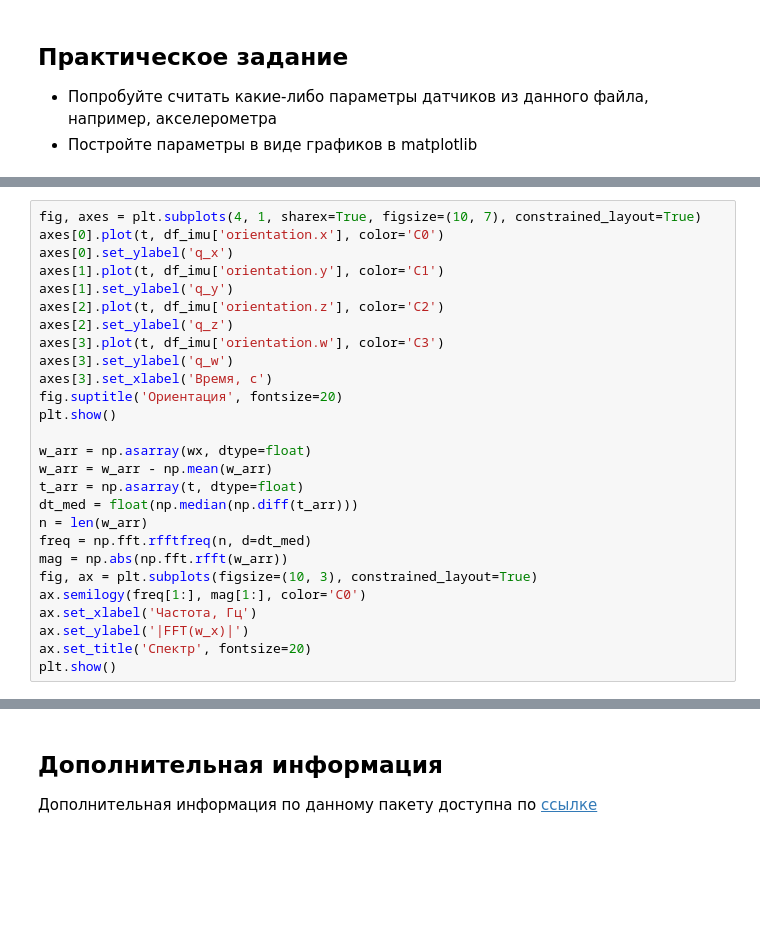
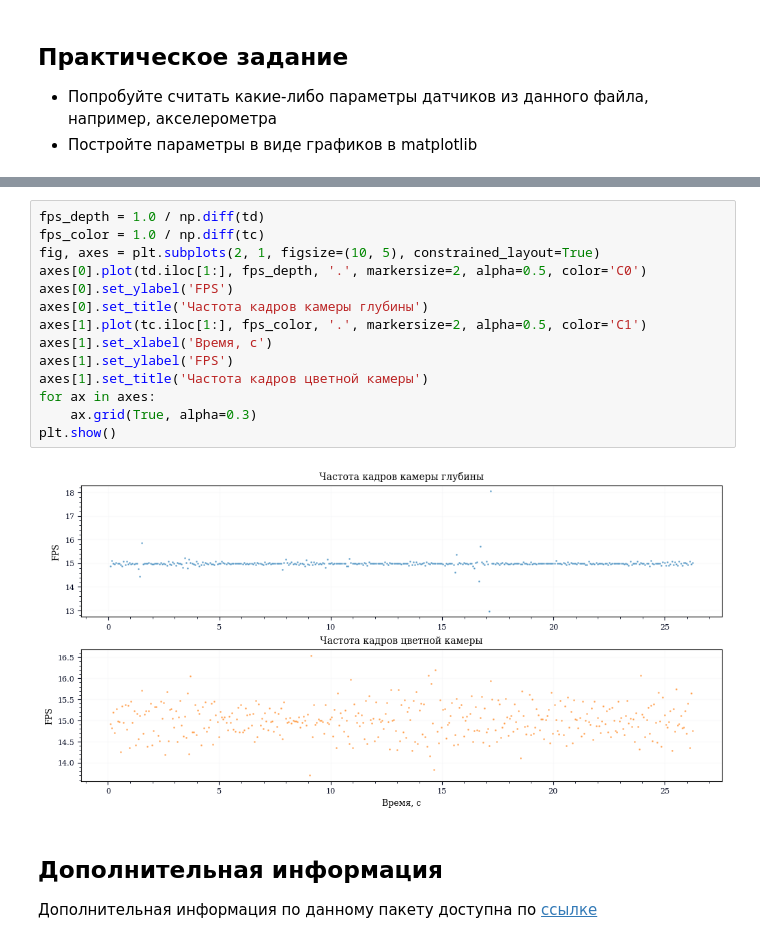
Before and after one commit to Sleenjep/data-collect-gen-label, a Jupyter notebook: 3_lab/bagpy_example2.ipynb, the cells around one changed output, grey strips where cells are left out. Cells and saved outputs as stored; diff of their text form; blank space fills up the shorter version.

```diff
--- a/3_lab/bagpy_example2.ipynb
+++ b/3_lab/bagpy_example2.ipynb
@@ -324,27 +256,0 @@ plt.show()
-# %%
-fig, axes = plt.subplots(4, 1, sharex=True, figsize=(10, 7), constrained_layout=True)
-axes[0].plot(t, df_imu['orientation.x'], color='C0')
-axes[0].set_ylabel('q_x')
-axes[1].plot(t, df_imu['orientation.y'], color='C1')
-axes[1].set_ylabel('q_y')
-axes[2].plot(t, df_imu['orientation.z'], color='C2')
-axes[2].set_ylabel('q_z')
-axes[3].plot(t, df_imu['orientation.w'], color='C3')
-axes[3].set_ylabel('q_w')
-axes[3].set_xlabel('Время, с')
-fig.suptitle('Ориентация', fontsize=20)
-plt.show()
-
-w_arr = np.asarray(wx, dtype=float)
-w_arr = w_arr - np.mean(w_arr)
-t_arr = np.asarray(t, dtype=float)
-dt_med = float(np.median(np.diff(t_arr)))
-n = len(w_arr)
-freq = np.fft.rfftfreq(n, d=dt_med)
-mag = np.abs(np.fft.rfft(w_arr))
-fig, ax = plt.subplots(figsize=(10, 3), constrained_layout=True)
-ax.semilogy(freq[1:], mag[1:], color='C0')
-ax.set_xlabel('Частота, Гц')
-ax.set_ylabel('|FFT(w_x)|')
-ax.set_title('Спектр', fontsize=20)
-plt.show()
@@ -354,3 +257,19 @@ plt.show()
+# %%
+fps_depth = 1.0 / np.diff(td)
+fps_color = 1.0 / np.diff(tc)
+fig, axes = plt.subplots(2, 1, figsize=(10, 5), constrained_layout=True)
+axes[0].plot(td.iloc[1:], fps_depth, '.', markersize=2, alpha=0.5, color='C0')
+axes[0].set_ylabel('FPS')
+axes[0].set_title('Частота кадров камеры глубины')
+axes[1].plot(tc.iloc[1:], fps_color, '.', markersize=2, alpha=0.5, color='C1')
+axes[1].set_xlabel('Время, с')
+axes[1].set_ylabel('FPS')
+axes[1].set_title('Частота кадров цветной камеры')
+for ax in axes:
+    ax.grid(True, alpha=0.3)
+plt.show()
+# %% [output]
+[figure, added]
 # %% [markdown]
 ## Дополнительная информация
 Дополнительная информация по данному пакету доступна по [ссылке](https://pypi.org/project/bagpy/)
```
Also changed, not shown: parts of 11 cells of this notebook.
